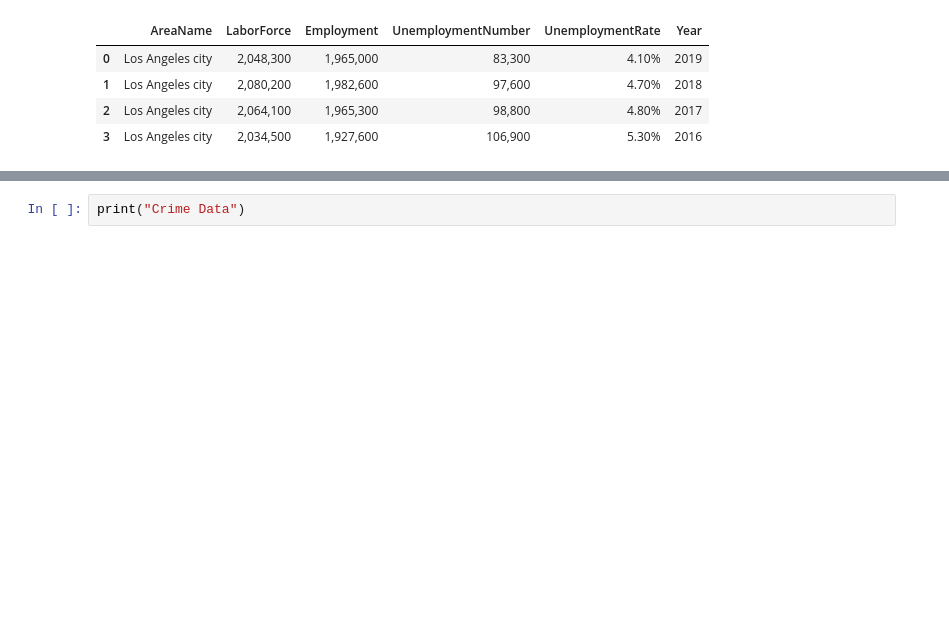
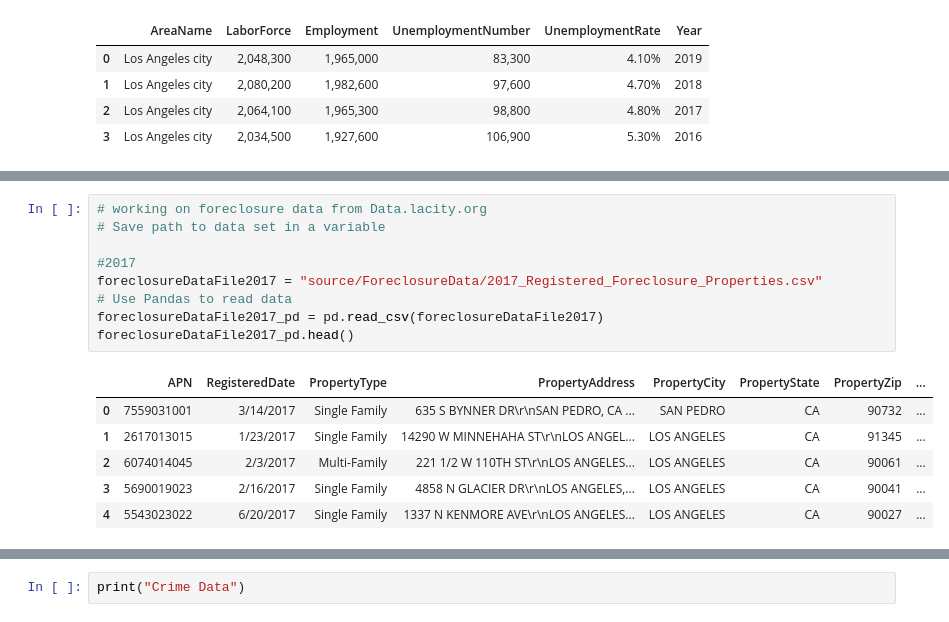
Before and after one commit to lisatian8/python-project1-challenge, a Jupyter notebook: UnemploymentRatePy.ipynb, the cells around one changed output, grey strips where cells are left out. Saved outputs shown, nothing was run; the diff lists cells and outputs as text; blank space fills up the shorter version.

```diff
--- a/UnemploymentRatePy.ipynb
+++ b/UnemploymentRatePy.ipynb
@@ -217,0 +281,16 @@ End of working on Unemployment
+# %%
+# working on foreclosure data from Data.lacity.org
+# Save path to data set in a variable
+
+#2017
+foreclosureDataFile2017 = "source/ForeclosureData/2017_Registered_Foreclosure_Properties.csv"
+# Use Pandas to read data
+foreclosureDataFile2017_pd = pd.read_csv(foreclosureDataFile2017)
+foreclosureDataFile2017_pd.head()
+# %% [output]
+|  | APN | RegisteredDate | PropertyType | PropertyAddress | PropertyCity | PropertyState | PropertyZip | ... |
+| 0 | 7559031001 | 3/14/2017 | Single Family | 635 S BYNNER DR\r\nSAN PEDRO, CA ... | SAN PEDRO | CA | 90732 | ... |
+| 1 | 2617013015 | 1/23/2017 | Single Family | 14290 W MINNEHAHA ST\r\nLOS ANGEL... | LOS ANGELES | CA | 91345 | ... |
+| 2 | 6074014045 | 2/3/2017 | Multi-Family | 221 1/2 W 110TH ST\r\nLOS ANGELES... | LOS ANGELES | CA | 90061 | ... |
+| 3 | 5690019023 | 2/16/2017 | Single Family | 4858 N GLACIER DR\r\nLOS ANGELES,... | LOS ANGELES | CA | 90041 | ... |
+| 4 | 5543023022 | 6/20/2017 | Single Family | 1337 N KENMORE AVE\r\nLOS ANGELES... | LOS ANGELES | CA | 90027 | ... |
```
Also changed, not shown: parts of 18 cells of this notebook.
